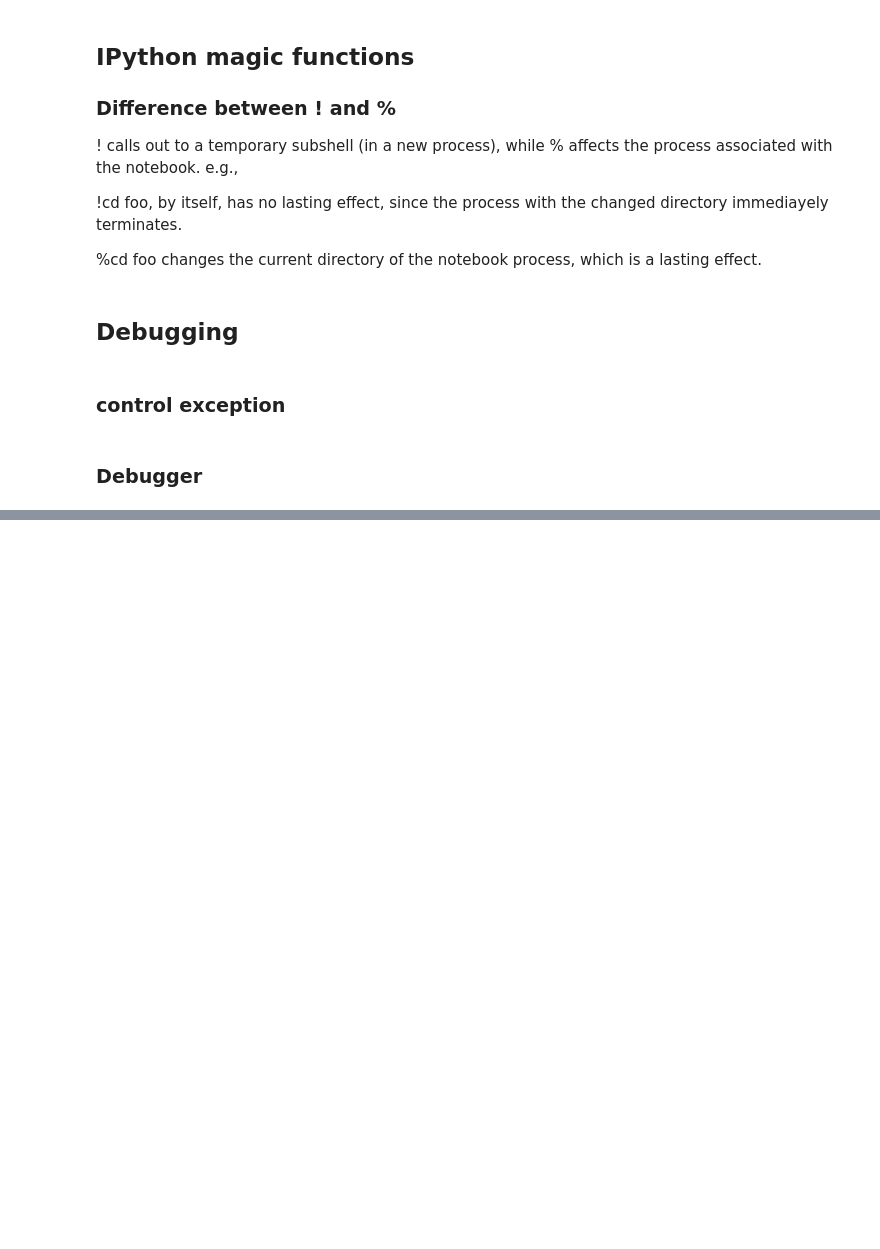
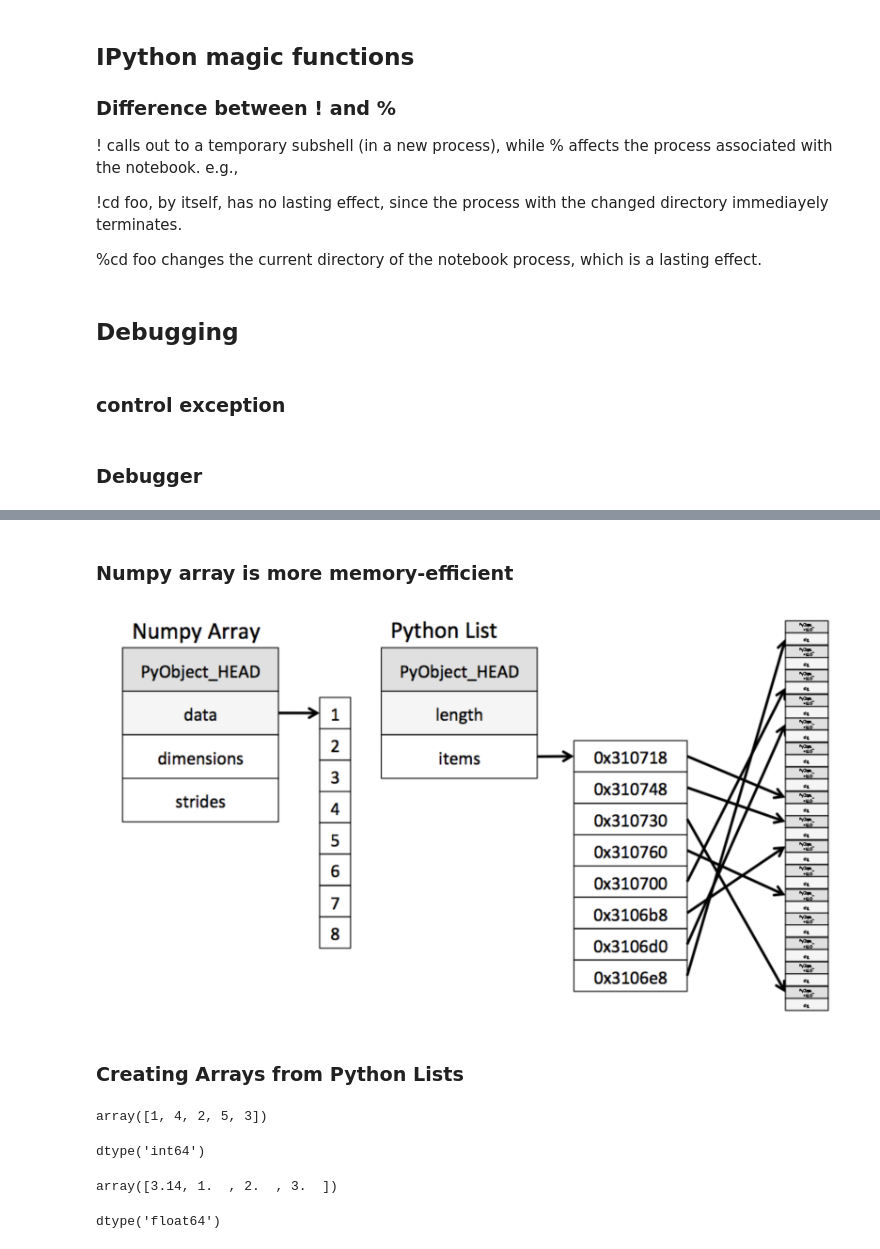
Before and after one commit to hangjianli/2019-fa-stats131, a Jupyter notebook: disc2.ipynb, the cells around one changed output, grey strips where cells are left out. Saved outputs shown, nothing was run; the diff lists cells and outputs as text; code cells hidden in the pictures; blank space fills up the shorter version.

```diff
--- a/disc2.ipynb
+++ b/disc2.ipynb
@@ -135,0 +169,22 @@ def sum_of_lists(N):
+# %% [markdown]
+### Numpy array is more memory-efficient
+# %%
+Image('list_type.png')
+# %% [output]
+[figure, added]
+# %% [markdown]
+### Creating Arrays from Python Lists
+# %%
+arr = np.array([1, 4, 2, 5, 3])
+arr
+arr.dtype
+# %% [output]
+array([1, 4, 2, 5, 3])
+dtype('int64')
+# %%
+arr2 = np.array([3.14, 1, 2, 3])
+arr2
+arr2.dtype
+# %% [output]
+array([3.14, 1.  , 2.  , 3.  ])
+dtype('float64')
```
Also changed, not shown: parts of 23 cells of this notebook.
